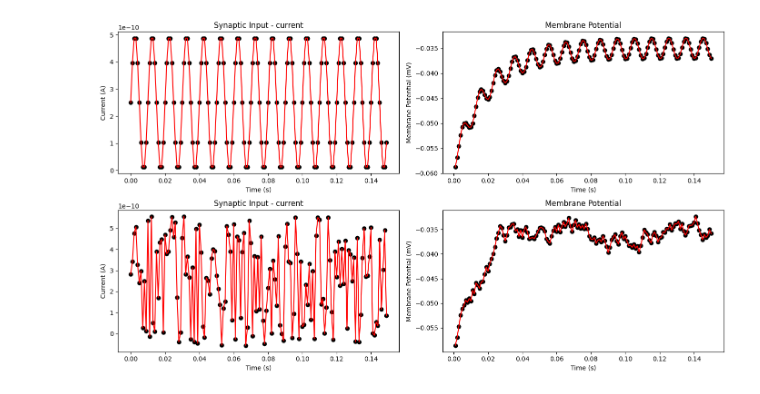
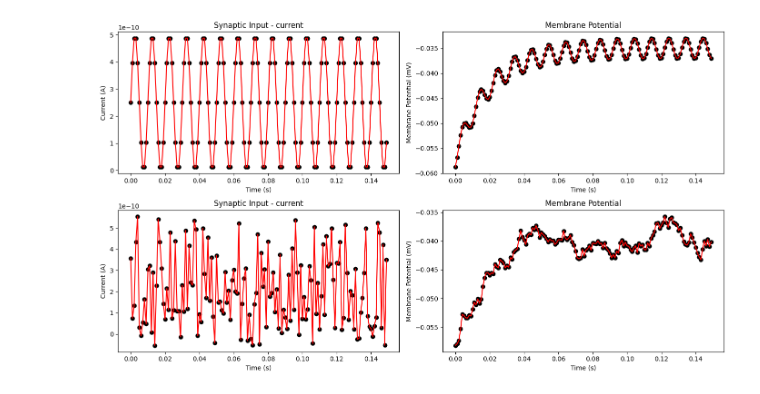
Before and after one commit to arjunpur/neuromatch, a Jupyter notebook: workshop1.ipynb, the cells around one changed output. Drawn from its saved outputs; the diff is of its cells as text; code cells hidden in the pictures.

```diff
--- a/workshop1.ipynb
+++ b/workshop1.ipynb
@@ -74,56 +132,55 @@ def plot_synaptic_inputs(ax: Axes, inputs, times: np.ndarray):
 
 def plot_n_experiments(
     ax: Axes,
-    experiments: np.ndarray,
-    means: np.ndarray,
+    all_potentials: np.ndarray,
+    times: np.ndarray,
+    mean_potentials: np.ndarray,
     standard_deviation: np.ndarray,
 ):
-    mean_potentials = means[0]
-    mean_times = means[1]
     ax.set_title("N experiments")
     ax.set_xlabel("Time(s)")
     ax.set_ylabel("Membrane Potential (mV)")
-    ax.plot(mean_times, mean_potentials, color='black', alpha=1.0)
-    ax.plot(mean_times, mean_potentials + standard_deviation, color='blue')
-    ax.plot(mean_times, mean_potentials - standard_deviation, color='blue')
-    for experiment in experiments:
-        potentials, times = experiment[0], experiment[1]
-        ax.plot(times, potentials, alpha = 0.1)
+    ax.plot(times, mean_potentials, color='black', alpha=1.0)
+    ax.plot(times, mean_potentials + standard_deviation, color='blue')
+    ax.plot(times, mean_potentials - standard_deviation, color='blue')
+    for neuron_potentials in all_potentials:
+        ax.plot(times, neuron_potentials, alpha = 0.1)
     plt.show()
 
 def plot_membrane_potential(ax: Axes, result: np.ndarray, times: np.ndarray):
     ax.set_title('Membrane Potential')
     ax.plot(times, result, 'ko')
     ax.plot(times, result, 'red')
     ax.set_xlabel('Time (s)')
     ax.set_ylabel('Membrane Potential (mV)')
 
 def plot_histograms(ax: Axes,samples: List[np.ndarray]):
     ax.set_title("Membrane Potential Histogram)")
     for i in range(len(samples)):
         potentials = samples[i]
         _, bin_edges = np.histogram(potentials, bins='auto')
         ax.hist(potentials, bins=bin_edges, color = random_color())
 
 def random_color():
     return "#{:06x}".format(random.randint(0, 0xFFFFFF))
 
 fig, ax = plt.subplots(2, 2, figsize=(14, 8))
 
+lif = LIFNeurons(1)
 # Plot non-random synaptic inputs
-syn_inputs_reg, times_syn_reg = synaptic_input(i_mean, 0, t_max, dt)
-potentials_reg, times_potential_reg, _ = membrane_potential(el, 0.0, t_max, dt, syn_inputs_reg)
-plot_synaptic_inputs(ax[0][0], syn_inputs_reg, times_syn_reg)
-plot_membrane_potential(ax[0][1], potentials_reg, times_potential_reg)
+syn_inputs = lif.synaptic_input(is_random=False)
+potentials = lif.membrane_potentials(syn_inputs)
+plot_synaptic_inputs(ax[0][0], syn_inputs, lif.times)
+plot_membrane_potential(ax[0][1], potentials, lif.times)
 
 # Plot random synpatic inputs and potentials
-syn_inputs_rand, times_syn_rand = synaptic_input_random(i_mean, 0.0, t_max, dt, rng)
-potentials_rand, times_potential_rand, _ = membrane_potential(el, 0.0, t_max, dt, syn_inputs_rand)
-plot_synaptic_inputs(ax[1][0], syn_inputs_rand, times_syn_rand)
-plot_membrane_potential(ax[1][1], potentials_rand, times_potential_rand)
+syn_inputs = lif.synaptic_input(is_random=True)
+potentials = lif.membrane_potentials(syn_inputs)
+plot_synaptic_inputs(ax[1][0], syn_inputs, lif.times)
+plot_membrane_potential(ax[1][1], potentials, lif.times)
 
 plt.tight_layout()
 plt.show()
 # %% [output]
-[figure, old version]
+[figure, new version]
 # %%
```
Also changed, not shown: parts of 3 cells of this notebook.
